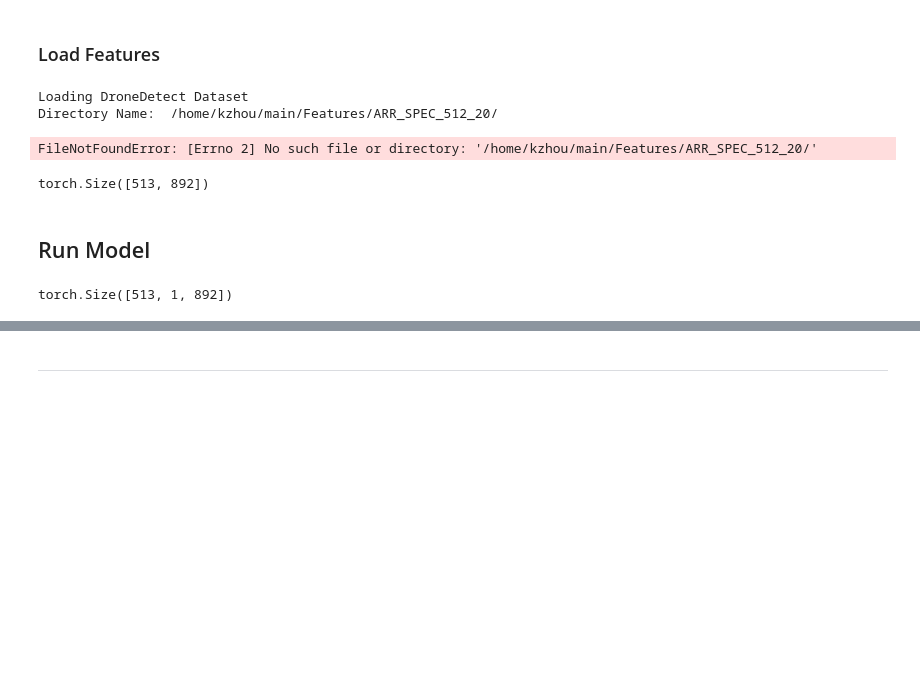
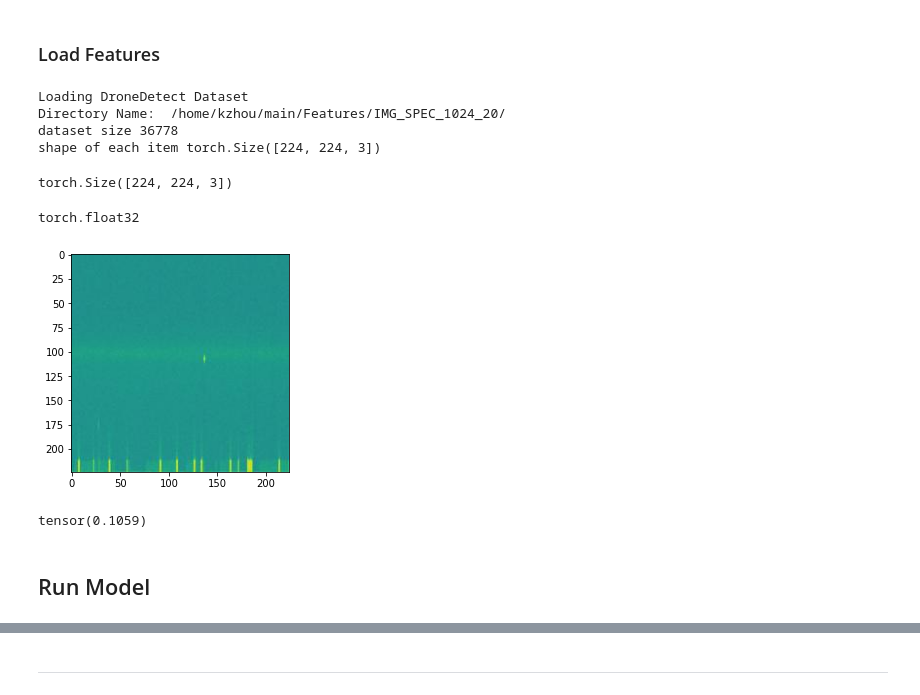
Before and after one commit to IQTLabs/RFClassification, a Jupyter notebook: DL Approaches.ipynb, the cells around one changed output, grey strips where cells are left out. Drawn from its saved outputs; the diff is of its cells as text; code cells hidden in the pictures; blank space fills up the shorter version.

```diff
--- a/DL Approaches.ipynb
+++ b/DL Approaches.ipynb
@@ -55,10 +57,10 @@ from Torch_Models import *
 # %%
 feat_name = 'SPEC' # 'RAW' or 'PSD' or 'SPEC'
 t_seg = 20
-n_per_seg = 512
+n_per_seg = 1024
 
 output_name = 'drones'
-feat_format = 'ARR'# ARR, IMG
+feat_format = 'IMG'# ARR, IMG
 which_dataset = 'dronedetect'
 output_tensor = True
 
@@ -76,5 +78,6 @@ elif which_dataset == 'dronedetect':
                                     output_name, output_tensor, drde_ints)
 # %% [output]
 Loading DroneDetect Dataset
-Directory Name:  /home/kzhou/main/Features/ARR_SPEC_512_20/
+Directory Name:  /home/kzhou/main/Features/IMG_SPEC_1024_20/
+dataset size 36778
+shape of each item torch.Size([224, 224, 3])
-FileNotFoundError: [Errno 2] No such file or directory: '/home/kzhou/main/Features/ARR_SPEC_512_20/'
@@ -84,7 +84,19 @@ if feat_format =='IMG':
-# %%
-dataset.__getitem__(100)[0].shape
-# %% [output]
-torch.Size([513, 892])
+# %%
+print(dataset.__getitem__(100)[0].shape)
+dataset.__getitem__(100)[0].dtype
+# %% [output]
+torch.Size([224, 224, 3])
+torch.float32
+# %%
+if feat_format =='IMG':
+#      cv2.imshow()
+    plt.imshow(dataset.__getitem__(90)[0])
+# %% [output]
+[figure, added]
+# %%
+dataset.__getitem__(100)[0][0].min()
+# %% [output]
+tensor(0.1059)
 # %% [markdown]
 ## Run Model
 # %%
@@ -96,9 +108,3 @@ elif which_model == 'resnet':
     Model = ResNetFC(num_classes)
 elif which_model == '1dconv':
     Model = RFUAVNet(num_classes)
-# %%
-test_samp = dataset.__getitem__(40)[0]
-test_samp = torch.unsqueeze(test_samp, 1)
-test_samp.shape
-# %% [output]
-torch.Size([513, 1, 892])
```
Also changed, not shown: parts of 10 cells of this notebook, 10 other files.
